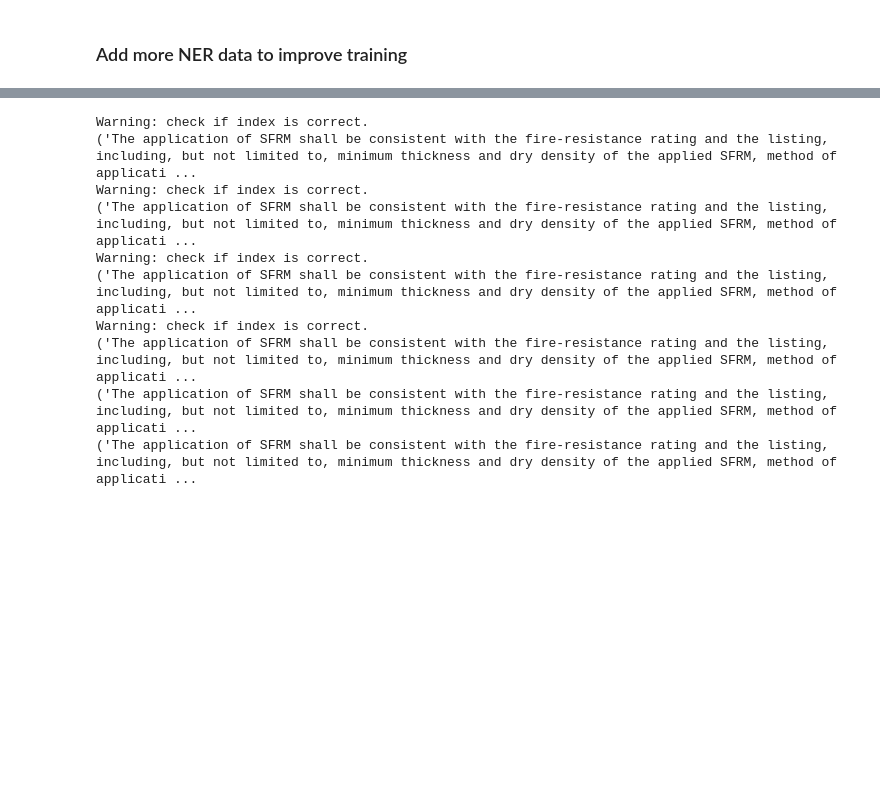
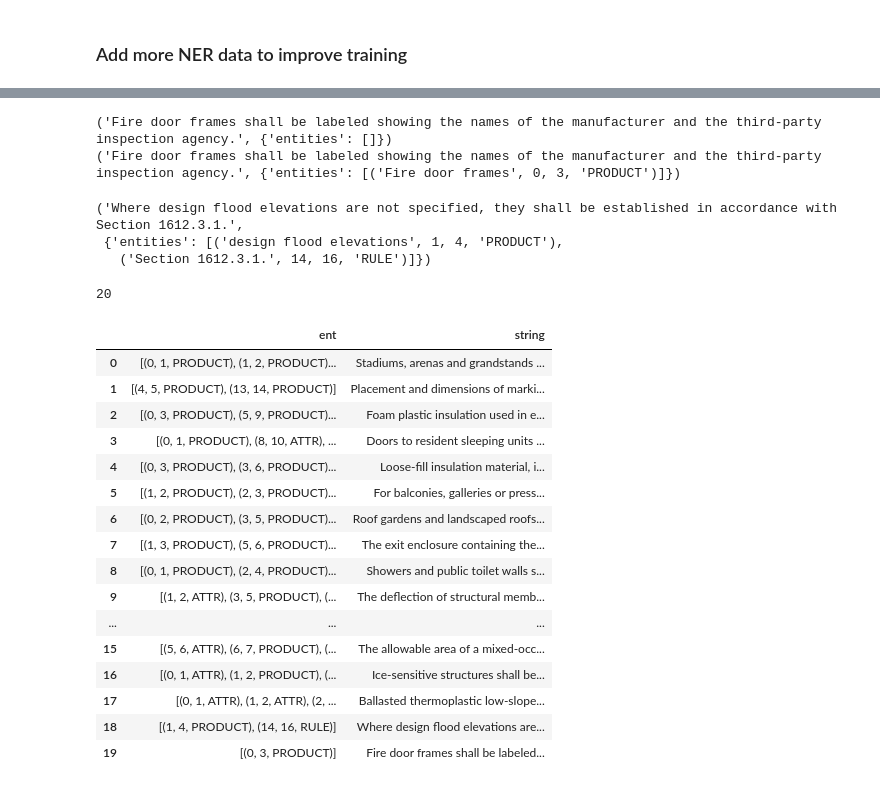
Before and after one commit to mnguyenngo/archi, a Jupyter notebook: notebooks/test_ner_train.ipynb, the cells around one changed output, grey strips where cells are left out. Saved outputs shown, nothing was run; the diff lists cells and outputs as text; code cells hidden in the pictures; blank space fills up the shorter version.

```diff
--- a/notebooks/test_ner_train.ipynb
+++ b/notebooks/test_ner_train.ipynb
@@ -64,20 +64,38 @@ docket.view_data
-# %%
-docket.add_ent('fire-resistance rating', 'PRODUCT')
-docket.add_ent('minimum thickness', 'ATTR')
-docket.add_ent('dry density', 'ATTR')
-docket.add_ent('bonding adhesives,', 'PRODUCT')
-docket.add_ent('sealants,', 'PRODUCT')
-docket.add_ent('reinforcing', 'PRODUCT')
-# %% [output]
-Warning: check if index is correct.
-('The application of SFRM shall be consistent with the fire-resistance rating and the listing, including, but not limited to, minimum thickness and dry density of the applied SFRM, method of applicati ...
-Warning: check if index is correct.
-('The application of SFRM shall be consistent with the fire-resistance rating and the listing, including, but not limited to, minimum thickness and dry density of the applied SFRM, method of applicati ...
-Warning: check if index is correct.
-('The application of SFRM shall be consistent with the fire-resistance rating and the listing, including, but not limited to, minimum thickness and dry density of the applied SFRM, method of applicati ...
-Warning: check if index is correct.
-('The application of SFRM shall be consistent with the fire-resistance rating and the listing, including, but not limited to, minimum thickness and dry density of the applied SFRM, method of applicati ...
-('The application of SFRM shall be consistent with the fire-resistance rating and the listing, including, but not limited to, minimum thickness and dry density of the applied SFRM, method of applicati ...
-('The application of SFRM shall be consistent with the fire-resistance rating and the listing, including, but not limited to, minimum thickness and dry density of the applied SFRM, method of applicati ...
+# %%
+docket.del_ent('third')
+docket.add_ent('Fire door frames', 'PRODUCT')
+# %% [output]
+('Fire door frames shall be labeled showing the names of the manufacturer and the third-party inspection agency.', {'entities': []})
+('Fire door frames shall be labeled showing the names of the manufacturer and the third-party inspection agency.', {'entities': [('Fire door frames', 0, 3, 'PRODUCT')]})
+# %%
+docket.view_data
+# %% [output]
+('Where design flood elevations are not specified, they shall be established in accordance with Section 1612.3.1.',
+ {'entities': [('design flood elevations', 1, 4, 'PRODUCT'),
+   ('Section 1612.3.1.', 14, 16, 'RULE')]})
 # %%
 archi.submit_ner_train_data(docket)
+# %%
+len(archi.ner_train_data)
+# %% [output]
+20
+# %%
+archi.ner_train_data
+# %% [output]
+|  | ent | string |
+| 0 | [(0, 1, PRODUCT), (1, 2, PRODUCT)... | Stadiums, arenas and grandstands ... |
+| 1 | [(4, 5, PRODUCT), (13, 14, PRODUCT)] | Placement and dimensions of marki... |
+| 2 | [(0, 3, PRODUCT), (5, 9, PRODUCT)... | Foam plastic insulation used in e... |
+| 3 | [(0, 1, PRODUCT), (8, 10, ATTR), ... | Doors to resident sleeping units ... |
+| 4 | [(0, 3, PRODUCT), (3, 6, PRODUCT)... | Loose-fill insulation material, i... |
+| 5 | [(1, 2, PRODUCT), (2, 3, PRODUCT)... | For balconies, galleries or press... |
+| 6 | [(0, 2, PRODUCT), (3, 5, PRODUCT)... | Roof gardens and landscaped roofs... |
+| 7 | [(1, 3, PRODUCT), (5, 6, PRODUCT)... | The exit enclosure containing the... |
+| 8 | [(0, 1, PRODUCT), (2, 4, PRODUCT)... | Showers and public toilet walls s... |
+| 9 | [(1, 2, ATTR), (3, 5, PRODUCT), (... | The deflection of structural memb... |
+| ... | ... | ... |
+| 15 | [(5, 6, ATTR), (6, 7, PRODUCT), (... | The allowable area of a mixed-occ... |
+| 16 | [(0, 1, ATTR), (1, 2, PRODUCT), (... | Ice-sensitive structures shall be... |
+| 17 | [(0, 1, ATTR), (1, 2, ATTR), (2, ... | Ballasted thermoplastic low-slope... |
+| 18 | [(1, 4, PRODUCT), (14, 16, RULE)] | Where design flood elevations are... |
+| 19 | [(0, 3, PRODUCT)] | Fire door frames shall be labeled... |
```
Also changed, not shown: parts of 25 cells of this notebook, 24 other files.
